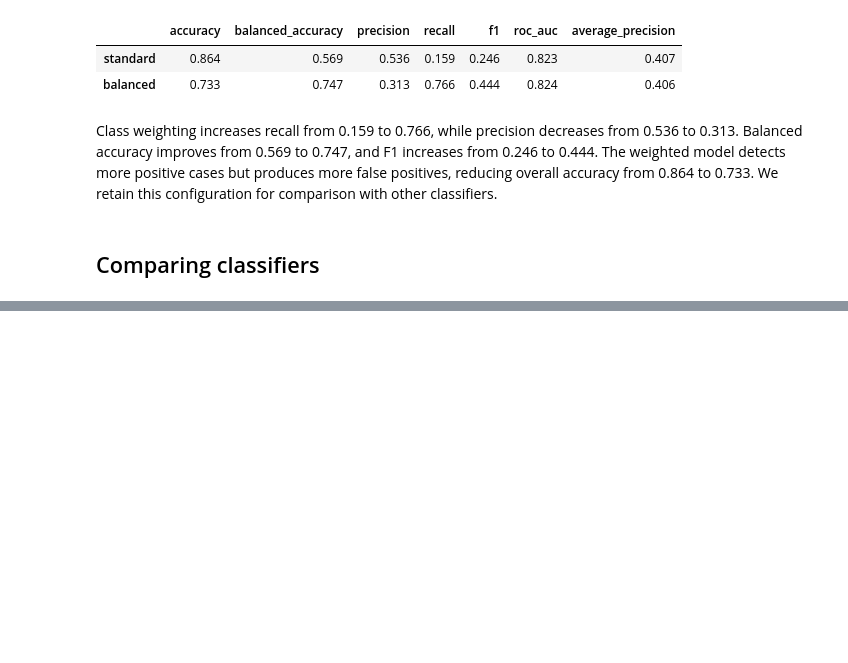
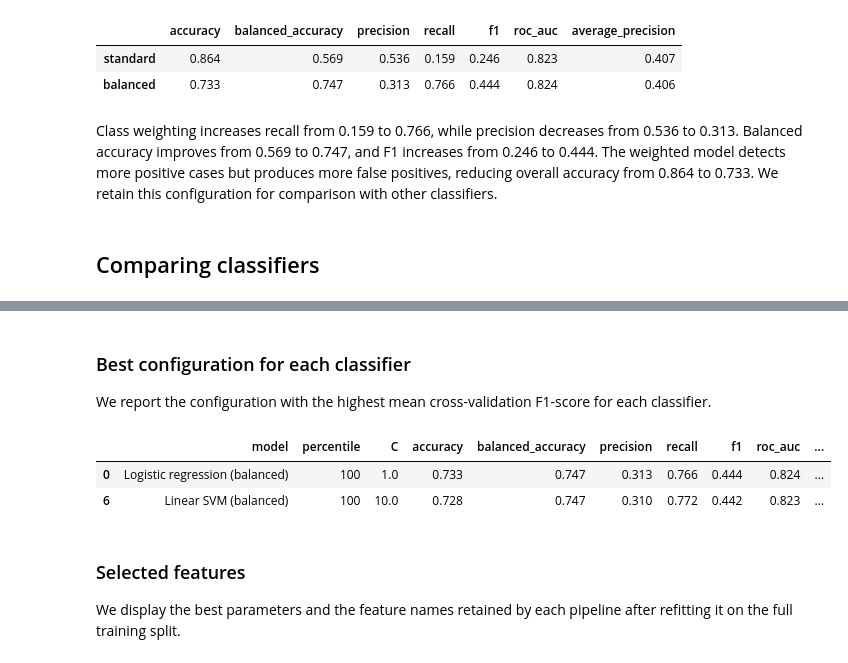
Before and after one commit to Rayene365/spam-diabetes-ml, a Jupyter notebook: diabetes.ipynb, the cells around one changed output, grey strips where cells are left out. Saved outputs shown, nothing was run; the diff lists cells and outputs as text; code cells hidden in the pictures; blank space fills up the shorter version.

```diff
--- a/diabetes.ipynb
+++ b/diabetes.ipynb
@@ -156,0 +213,14 @@ mean_scores.sort_values("f1", ascending=False).round(3)
+# %% [markdown]
+### Best configuration for each classifier
+
+We report the configuration with the highest mean cross-validation F1-score for each classifier.
+# %%
+feature_results.groupby("model", sort=False).head(1).round(3)
+# %% [output]
+|  | model | percentile | C | accuracy | balanced_accuracy | precision | recall | f1 | roc_auc | ... |
+| 0 | Logistic regression (balanced) | 100 | 1.0 | 0.733 | 0.747 | 0.313 | 0.766 | 0.444 | 0.824 | ... |
+| 6 | Linear SVM (balanced) | 100 | 10.0 | 0.728 | 0.747 | 0.310 | 0.772 | 0.442 | 0.823 | ... |
+# %% [markdown]
+### Selected features
+
+We display the best parameters and the feature names retained by each pipeline after refitting it on the full training split.
```
Also changed, not shown: parts of 6 cells of this notebook, 2 other files.
